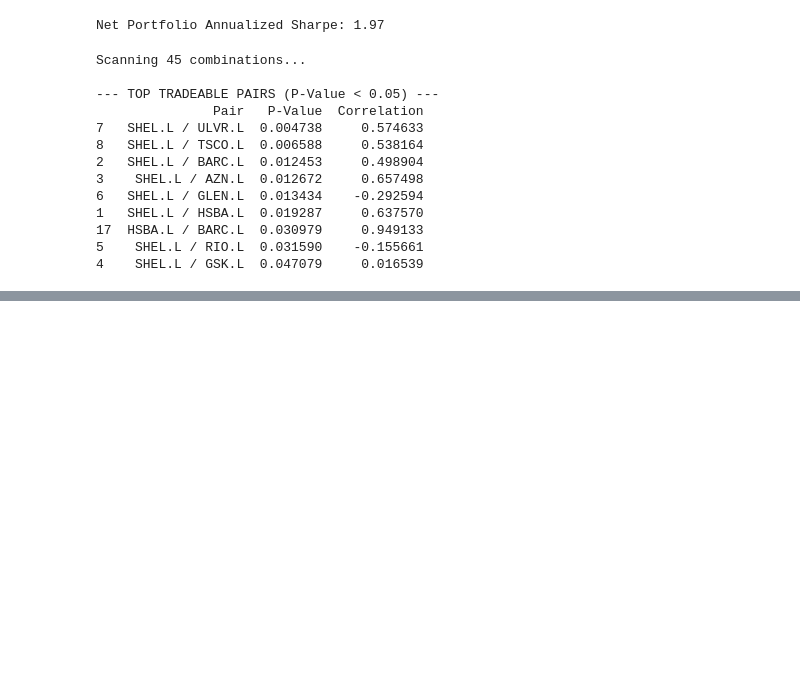
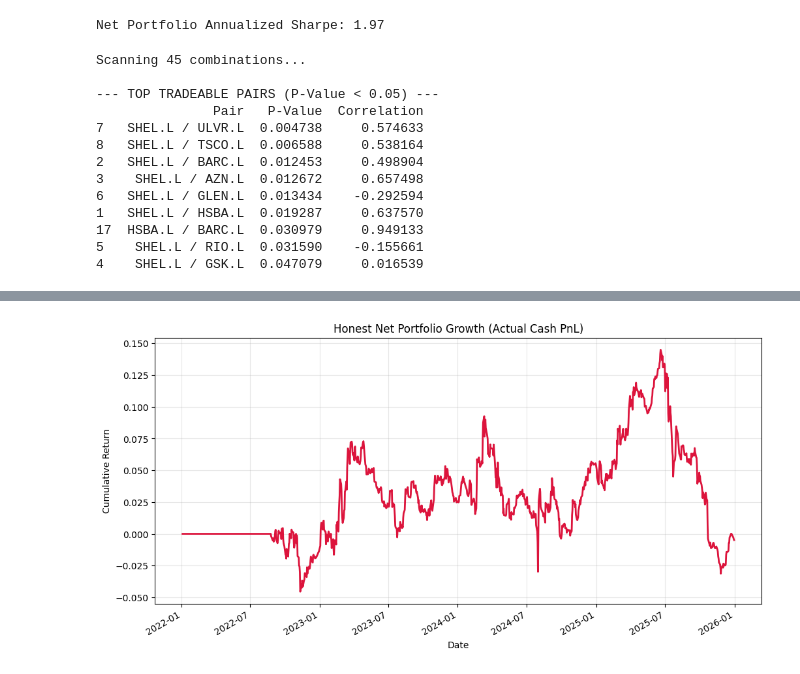
Before and after one commit to Vish27010/Statistical-Arbitrage-FTSE100, a Jupyter notebook: notebooks/01_pair_exploration.ipynb, the cells around one changed output, grey strips where cells are left out. Drawn from its saved outputs; the diff is of its cells as text; code cells hidden in the pictures; blank space fills up the shorter version.

```diff
--- a/notebooks/01_pair_exploration.ipynb
+++ b/notebooks/01_pair_exploration.ipynb
@@ -247,0 +321,82 @@ Scanning 45 combinations...
+# %%
+import numpy as np
+import pandas as pd
+import statsmodels.api as sm
+import matplotlib.pyplot as plt
+
+def get_pair_returns_honest(ticker_y, ticker_x, df, fee_bps=5, window=60):
+    # 1. Clean and Align
+    pair_df = df[[ticker_y, ticker_x]].dropna().copy()
+    y, x = pair_df[ticker_y], pair_df[ticker_x]
+
+    # 2. CALCULATE ROLLING BETA
+    rolling_beta = []
+    for i in range(len(pair_df)):
+        if i < window:
+            rolling_beta.append(np.nan)
+        else:
+            y_slice = y.iloc[i-window:i]
+            x_slice = sm.add_constant(x.iloc[i-window:i])
+            model = sm.OLS(y_slice, x_slice).fit()
+            rolling_beta.append(model.params.iloc[1])
+
+    pair_df['beta'] = rolling_beta
+
+    # 3. Generate the Spread for Signals
+    pair_df['spread'] = y - (pair_df['beta'] * x)
+    spread = pair_df['spread']
+    z = (spread - spread.rolling(window).mean()) / spread.rolling(window).std()
+
+    # 4. Trading Logic (Same as 1.97 version)
+    pos = pd.Series(0, index=z.index)
+    pos[z <= -2.0] = 1
+    pos[z >= 2.0] = -1
+    pos[abs(z) <= 0.5] = 0
+    pos[abs(z) >= 4.0] = 0
+
+    # Future-proofed forward fill
+    pos = pos.replace(0, np.nan).ffill().fillna(0).shift(1)
+
+    # 5. THE "HONEST" RETURN CALCULATION (No Beta Drift)
+    # We calculate the change in stock prices separately
+    dy = y.diff()
+    dx = x.diff()
+
+    # Profit = (Change in Y) - (Yesterday's Beta * Change in X)
+    # This represents actual cash PnL from holding the shares
+    actual_profit = dy - (pair_df['beta'].shift(1) * dx)
+
+    # 6. Returns Calculation
+    trades = pos.diff().fillna(0).abs()
+    investment_denominator = (y + (pair_df['beta'] * x)).shift(1)
+
+    gross_ret = pos * actual_profit / investment_denominator
+    net_ret = gross_ret - (trades * (fee_bps / 10000))
+
+    return net_ret.fillna(0)
+
+# --- Portfolio Execution ---
+portfolio_pairs = [
+    ('HSBA.L', 'BARC.L'),
+    ('SHEL.L', 'BP.L'),
+    ('RIO.L', 'GLEN.L')
+]
+
+all_returns = pd.DataFrame()
+for y_ticker, x_ticker in portfolio_pairs:
+    all_returns[f"{y_ticker}/{x_ticker}"] = get_pair_returns_honest(y_ticker, x_ticker, df)
+
+all_returns['Portfolio'] = all_returns.mean(axis=1)
+
+# Visualization
+plt.figure(figsize=(12, 6))
+((all_returns['Portfolio'] + 1).cumprod() - 1).plot(color='crimson', lw=2)
+plt.title('Honest Net Portfolio Growth (Actual Cash PnL)')
+plt.ylabel('Cumulative Return')
+plt.grid(True, alpha=0.3)
+plt.show()
+
+portfolio_sharpe = np.sqrt(252) * (all_returns['Portfolio'].mean() / all_returns['Portfolio'].std())
+print(f"Honest Annualized Sharpe: {portfolio_sharpe:.2f}")
+# %% [output]
+[figure, added]
```
Also changed, not shown: parts of 3 cells of this notebook.
